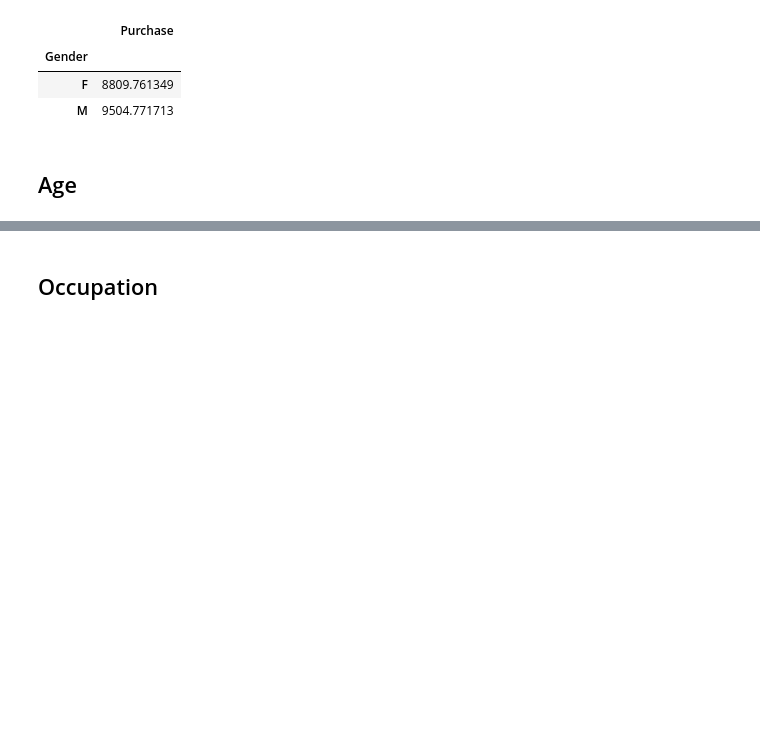
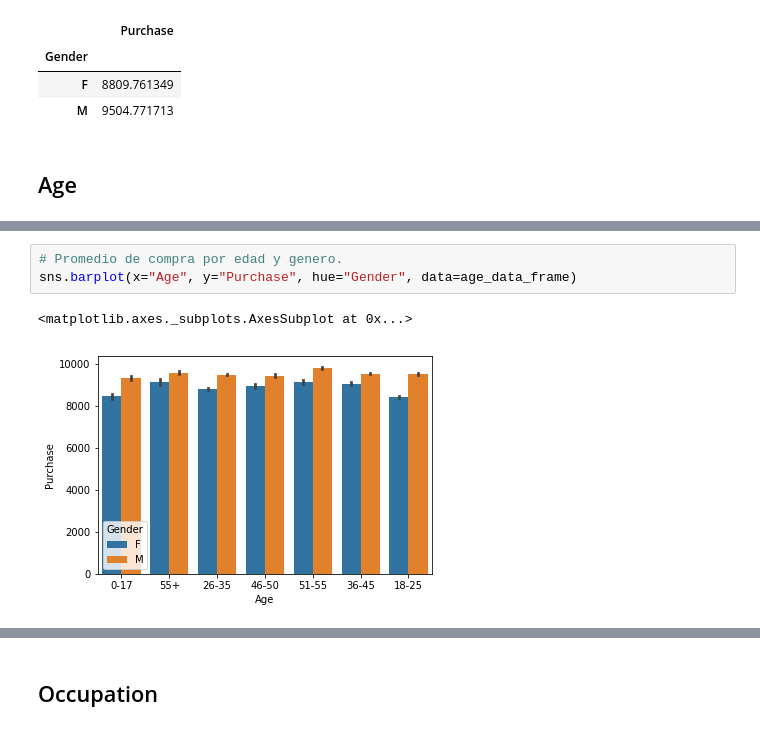
Before and after one commit to nicocurat/black-friday, a Jupyter notebook: black-friday.ipynb, the cells around one changed output, grey strips where cells are left out. Drawn from its saved outputs; the diff is of its cells as text; blank space fills up the shorter version.

```diff
--- a/black-friday.ipynb
+++ b/black-friday.ipynb
@@ -113,0 +202,6 @@ gender_purchase_merge
+# %%
+# Promedio de compra por edad y genero.
+sns.barplot(x="Age", y="Purchase", hue="Gender", data=age_data_frame)
+# %% [output]
+<matplotlib.axes._subplots.AxesSubplot at 0x...>
+[figure, added]
```
Also changed, not shown: parts of 46 cells of this notebook.
